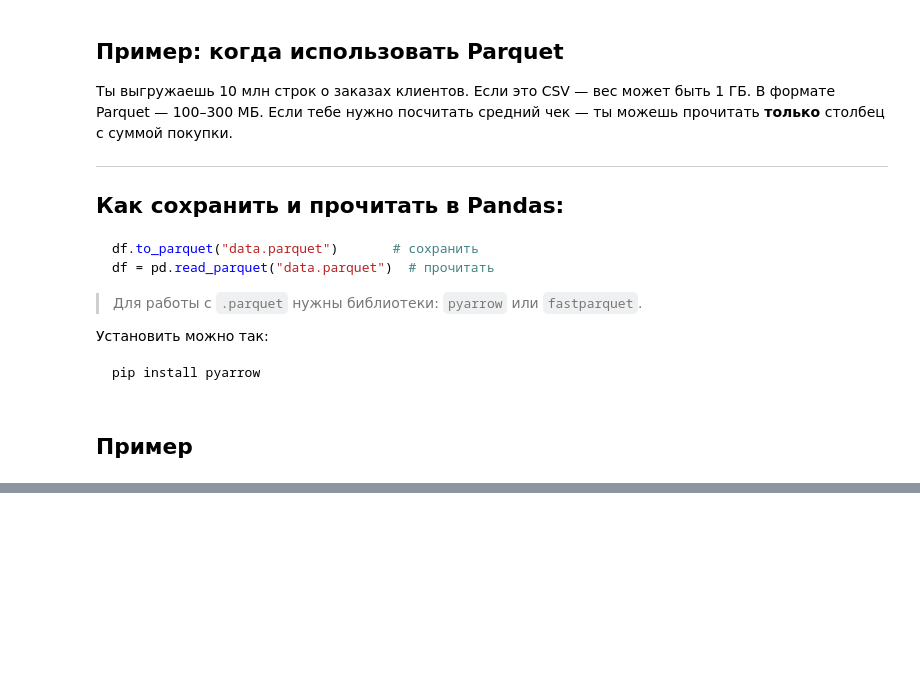
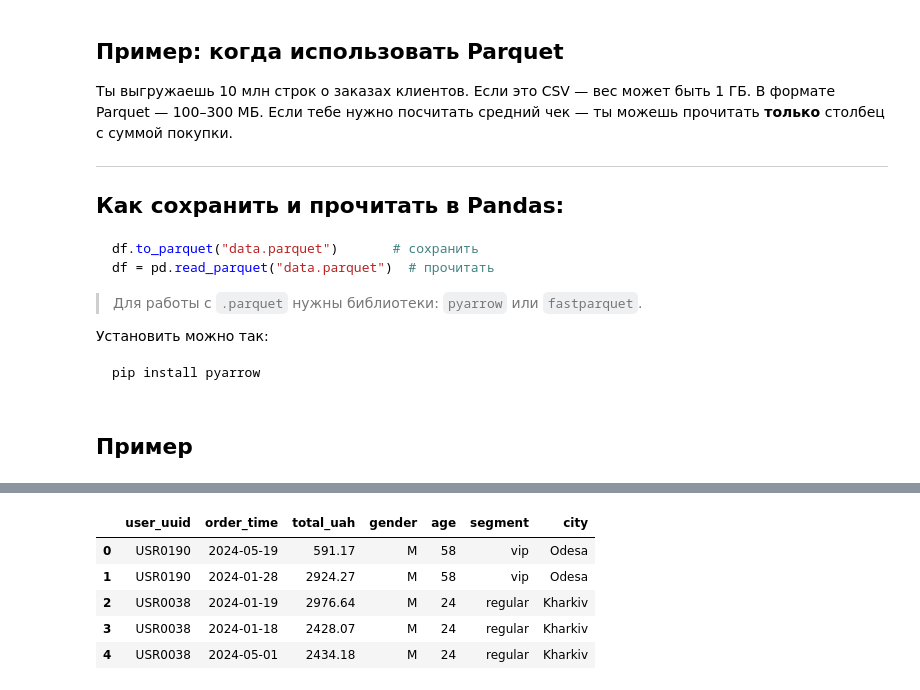
Before and after one commit to cpython-projects/da_2603, a Jupyter notebook: lesson_26.ipynb, the cells around one changed output, grey strips where cells are left out. Saved outputs shown, nothing was run; the diff lists cells and outputs as text; code cells hidden in the pictures; blank space fills up the shorter version.

```diff
--- a/lesson_26.ipynb
+++ b/lesson_26.ipynb
@@ -641,4 +691,13 @@ pip install pyarrow
 # %%
 # RIGHT JOIN (все пользователи, даже без заказов)
+df = pd.merge(orders, users, on='user_uuid', how='right')
+df.head()
+# %% [output]
+|  | user_uuid | order_time | total_uah | gender | age | segment | city |
+| 0 | USR0190 | 2024-05-19 | 591.17 | M | 58 | vip | Odesa |
+| 1 | USR0190 | 2024-01-28 | 2924.27 | M | 58 | vip | Odesa |
+| 2 | USR0038 | 2024-01-19 | 2976.64 | M | 24 | regular | Kharkiv |
+| 3 | USR0038 | 2024-01-18 | 2428.07 | M | 24 | regular | Kharkiv |
+| 4 | USR0038 | 2024-05-01 | 2434.18 | M | 24 | regular | Kharkiv |
 # %%
 # FULL OUTER JOIN (все данные: и заказы, и пользователи)
```
Also changed, not shown: parts of 9 cells of this notebook.
